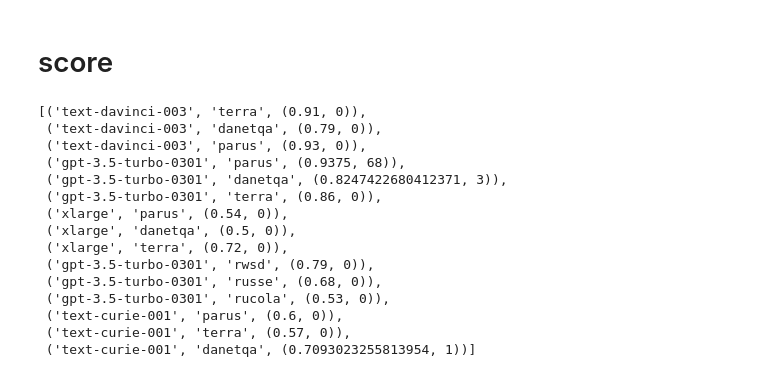
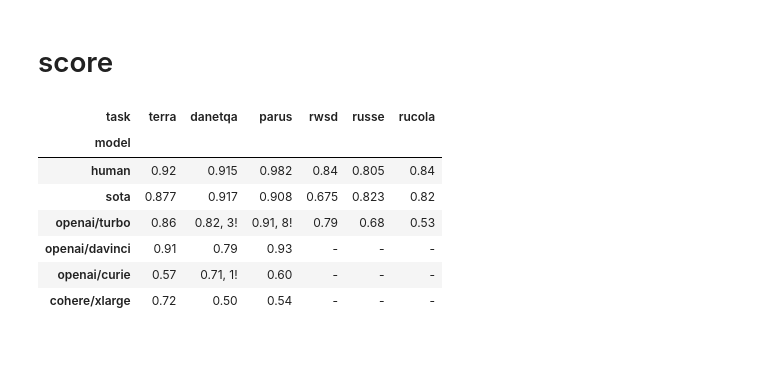
Before and after one commit to kuk/rulm-eval, a Jupyter notebook: main.ipynb, the cells around one changed output. Saved outputs shown, nothing was run; the diff lists cells and outputs as text; code cells hidden in the pictures; blank space fills up the shorter version.

Commit message:
Format results in table

```diff
--- a/main.ipynb
+++ b/main.ipynb
@@ -223,53 +223,34 @@ write_lines(f'evals/{eval}.jsonl', lines)
 # score
 # %%
 %run -n main.py
-model_task_evals = [
-    (TEXT_DAVINCHI_003, TERRA, '01_davinci_terra'),
-    (TEXT_DAVINCHI_003, DANETQA, '02_davinci_danetqa'),
-    (TEXT_DAVINCHI_003, PARUS, '03_davinci_parus'),
-    (GPT_35_TURBO_0301, PARUS, '04_turbo_parus'),
-    (GPT_35_TURBO_0301, DANETQA, '05_turbo_danetqa'),
-    (GPT_35_TURBO_0301, TERRA, '06_turbo_terra'),
-    (COHERE_XLARGE, PARUS, '07_cohere_parus'),
-    (COHERE_XLARGE, DANETQA, '08_cohere_danetqa'),
-    (COHERE_XLARGE, TERRA, '09_cohere_terra'),
-    (GPT_35_TURBO_0301, RWSD, '12_turbo_rwsd'),
-    (GPT_35_TURBO_0301, RUSSE, '13_turbo_russe'),
-    (GPT_35_TURBO_0301, RUCOLA, '14_turbo_rucola'),
-    (TEXT_CURIE_001, PARUS, '15_curie_parus'),
-    (TEXT_CURIE_001, TERRA, '16_curie_terra'),
-    (TEXT_CURIE_001, DANETQA, '17_curie_danetqa'),
-]
-data = []
-for model, task, eval in model_task_evals:
+model_task_scores = []
+for model, task, eval in MODEL_TASK_EVALS:
     lines = read_lines(f'tasks/{task}.jsonl')
     id_targets = {
         _['id']: _['label']
         for _ in parse_jsonl(lines)
     }
 
     lines = read_lines(f'evals/{eval}.jsonl')
     norm_response = NORM_RESPONSES[task]
     id_preds = {
         _['id']: norm_response(_['response'])
         for _ in parse_jsonl(lines)
     }
     score = acc_score(id_targets, id_preds)
-    data.append((model, task, score))
-data
+    model_task_scores.append((model, task, score))
+
+
+
+
+table = scores_table(model_task_scores)
+table
 # %% [output]
-[('text-davinci-003', 'terra', (0.91, 0)),
- ('text-davinci-003', 'danetqa', (0.79, 0)),
- ('text-davinci-003', 'parus', (0.93, 0)),
- ('gpt-3.5-turbo-0301', 'parus', (0.9375, 68)),
- ('gpt-3.5-turbo-0301', 'danetqa', (0.8247422680412371, 3)),
- ('gpt-3.5-turbo-0301', 'terra', (0.86, 0)),
- ('xlarge', 'parus', (0.54, 0)),
- ('xlarge', 'danetqa', (0.5, 0)),
- ('xlarge', 'terra', (0.72, 0)),
- ('gpt-3.5-turbo-0301', 'rwsd', (0.79, 0)),
- ('gpt-3.5-turbo-0301', 'russe', (0.68, 0)),
- ('gpt-3.5-turbo-0301', 'rucola', (0.53, 0)),
- ('text-curie-001', 'parus', (0.6, 0)),
- ('text-curie-001', 'terra', (0.57, 0)),
- ('text-curie-001', 'danetqa', (0.7093023255813954, 1))]
+| task | terra | danetqa | parus | rwsd | russe | rucola |
+| model |  |  |  |  |  |  |
+| human | 0.92 | 0.915 | 0.982 | 0.84 | 0.805 | 0.84 |
+| sota | 0.877 | 0.917 | 0.908 | 0.675 | 0.823 | 0.82 |
+| openai/turbo | 0.86 | 0.82, 3! | 0.91, 8! | 0.79 | 0.68 | 0.53 |
+| openai/davinci | 0.91 | 0.79 | 0.93 | - | - | - |
+| openai/curie | 0.57 | 0.71, 1! | 0.60 | - | - | - |
+| cohere/xlarge | 0.72 | 0.50 | 0.54 | - | - | - |
```
Also changed, not shown: 1 other file.
